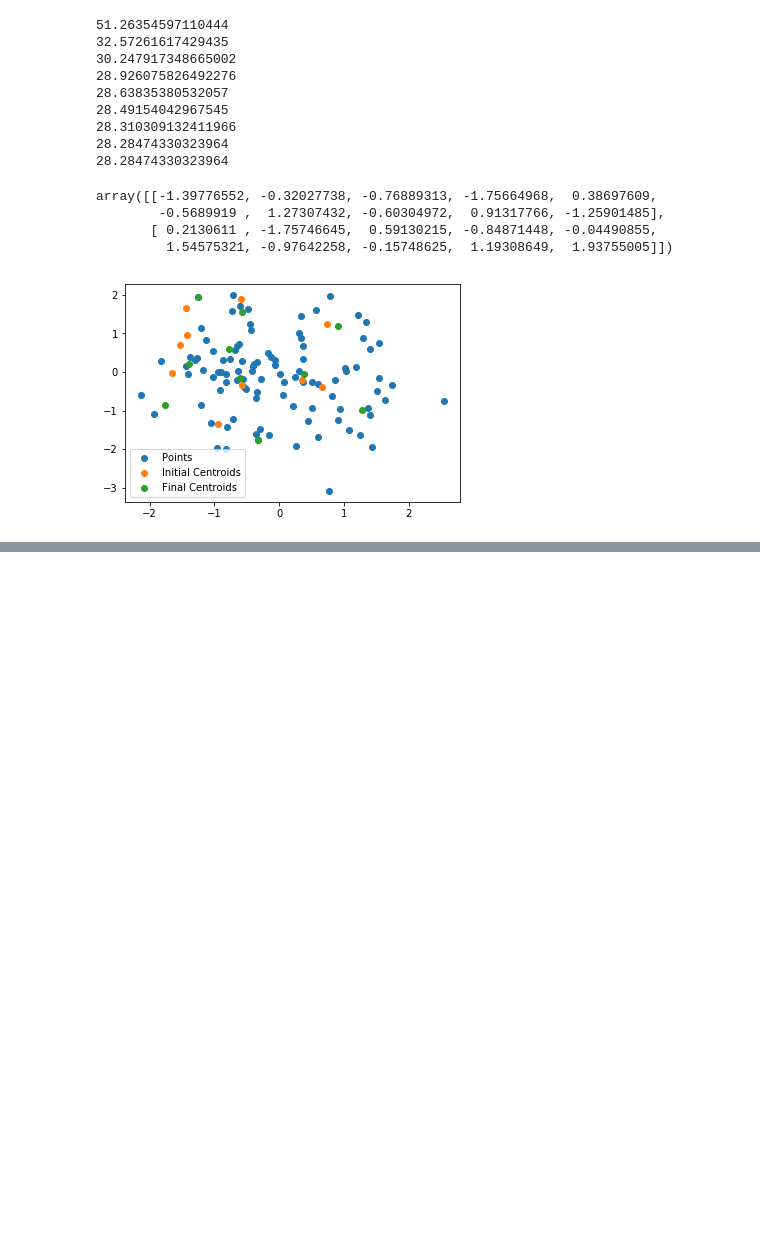
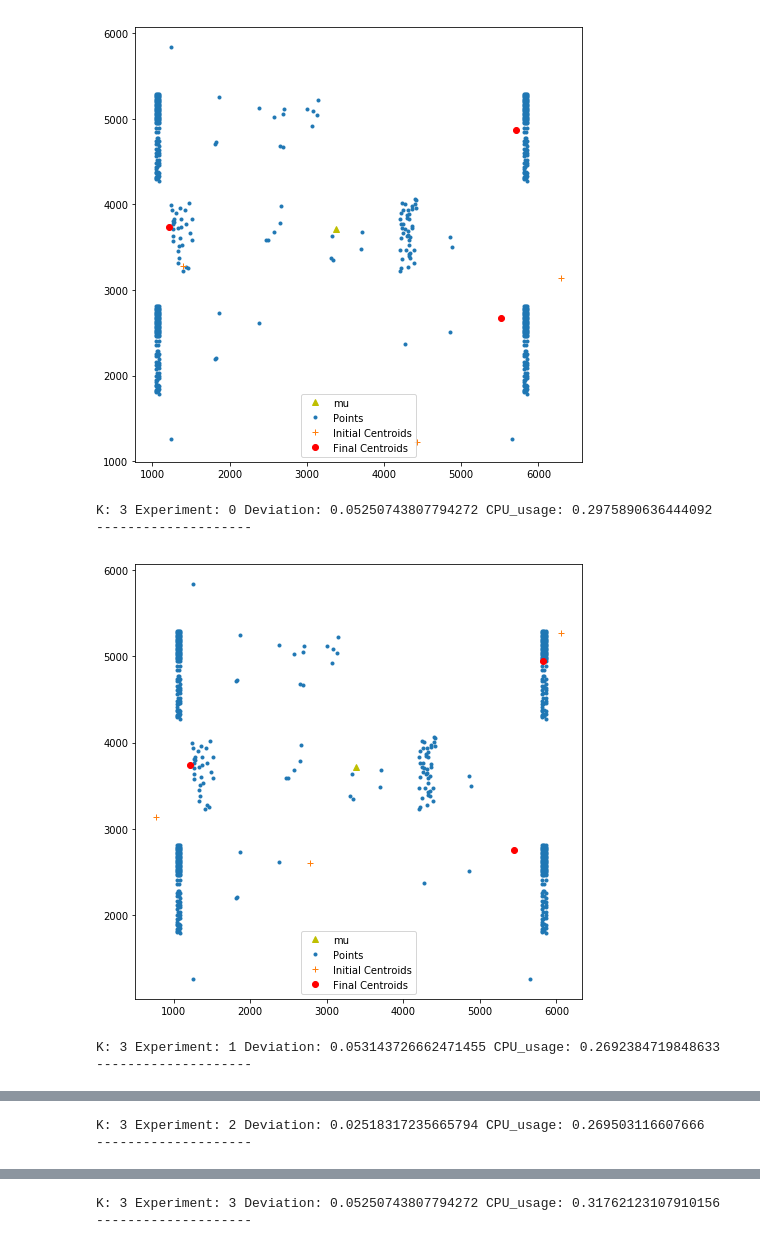
Before and after one commit to alpteko/HeuristicOptimization, a Jupyter notebook: Project2/K-Means.ipynb, the cells around one changed output, grey strips where cells are left out. Saved outputs shown, nothing was run; the diff lists cells and outputs as text; code cells hidden in the pictures; blank space fills up the shorter version.

Commit message:
CPU usage, visualization and experimemts added.

```diff
--- a/Project2/K-Means.ipynb
+++ b/Project2/K-Means.ipynb
@@ -17,9 +18,11 @@ def k_menas(points,k):
     p_size = points.shape[1]
     mu = np.mean(points,axis=1).reshape([2,-1])
     std = np.std(points,axis=1).reshape([2,-1])
-    centroids = (2*np.random.rand(2,k)-1)*2*std + mu
-    plt.scatter(points[0,:],points[1,:],label='Points')
-    plt.scatter(centroids[0,:],centroids[1,:],label='Initial Centroids')
+    centroids = (np.random.randn(2,k))*std + mu
+    plt.figure(figsize=(8,8))
+    plt.plot(mu[0,0],mu[1,0],'y^',label='mu')
+    plt.plot(points[0,:],points[1,:],'.',label='Points')
+    plt.plot(centroids[0,:],centroids[1,:],'+',label='Initial Centroids')
     old_total_cost = 0
     total_cost = 0
     while(1):
@@ -27,34 +30,46 @@ def k_menas(points,k):
         cnt = np.zeros((2,k))
         old_total_cost = total_cost
         total_cost = 0
+        D = 0
         for i in range(p_size):
             ind,cost = assign_centroid(points[:,i],centroids,k)
             new_centroids[:,ind] += points[:,i]
             cnt[:,ind] += 1
             total_cost += cost
+            D += np.sqrt(cost)
+        zr = np.where(cnt==0)[1]
+        cnt[:,zr] = 1
         centroids = new_centroids / cnt
-        print(total_cost)
+        centroids[:,zr] = mu
+        #print(total_cost,D)
         if np.abs(old_total_cost-total_cost) < 0.001:
             break
         if total_cost-old_total_cost > 0 and old_total_cost!=0:
             print("Error")
-    plt.scatter(centroids[0,:],centroids[1,:],label='Final Centroids')
+    plt.plot(centroids[0,:],centroids[1,:],'ro',label='Final Centroids')
     plt.legend()
-    return centroids
+    plt.show()
+    return D
-# %%
-k_menas(np.random.randn(2,100),10)
-# %% [output]
-51.26354597110444
-32.57261617429435
-30.247917348665002
-28.926075826492276
-28.63835380532057
-28.49154042967545
-28.310309132411966
-28.28474330323964
-28.28474330323964
-array([[-1.39776552, -0.32027738, -0.76889313, -1.75664968,  0.38697609,
-        -0.5689919 ,  1.27307432, -0.60304972,  0.91317766, -1.25901485],
-       [ 0.2130611 , -1.75746645,  0.59130215, -0.84871448, -0.04490855,
-         1.54575321, -0.97642258, -0.15748625,  1.19308649,  1.93755005]])
-[figure, removed]
+# %%
+data = np.loadtxt('data.txt')
+data = data[:,0:2].T
+# %%
+opt_costs = [551062.8811,209068.7935,147050.7904]
+ks = [3,5,8]
+for i in range(3):
+    k = ks[i]
+    opt_cost = opt_costs[i]
+    for j in range(5):
+        start = time.time()
+        cost = k_menas(data,k)
+        cpu_usage = (time.time()-start)
+        dev = (cost - opt_cost)/opt_cost
+        print("K:",k,"Experiment:",j,"Deviation:",dev,'CPU_usage:',cpu_usage)
+        print("--------------------")
+# %% [output]
+[figure, added]
+K: 3 Experiment: 0 Deviation: 0.05250743807794272 CPU_usage: 0.2975890636444092
+--------------------
+[figure, added]
+K: 3 Experiment: 1 Deviation: 0.053143726662471455 CPU_usage: 0.2692384719848633
+--------------------
@@ -60,0 +77,2 @@ array([[-1.39776552, -0.32027738, -0.76889313, -1.75664968,  0.38697609,
+K: 3 Experiment: 2 Deviation: 0.02518317235665794 CPU_usage: 0.269503116607666
+--------------------
@@ -60,0 +80,2 @@ array([[-1.39776552, -0.32027738, -0.76889313, -1.75664968,  0.38697609,
+K: 3 Experiment: 3 Deviation: 0.05250743807794272 CPU_usage: 0.31762123107910156
+--------------------
```
Also changed, not shown: parts of 2 cells of this notebook, 1 other file.
